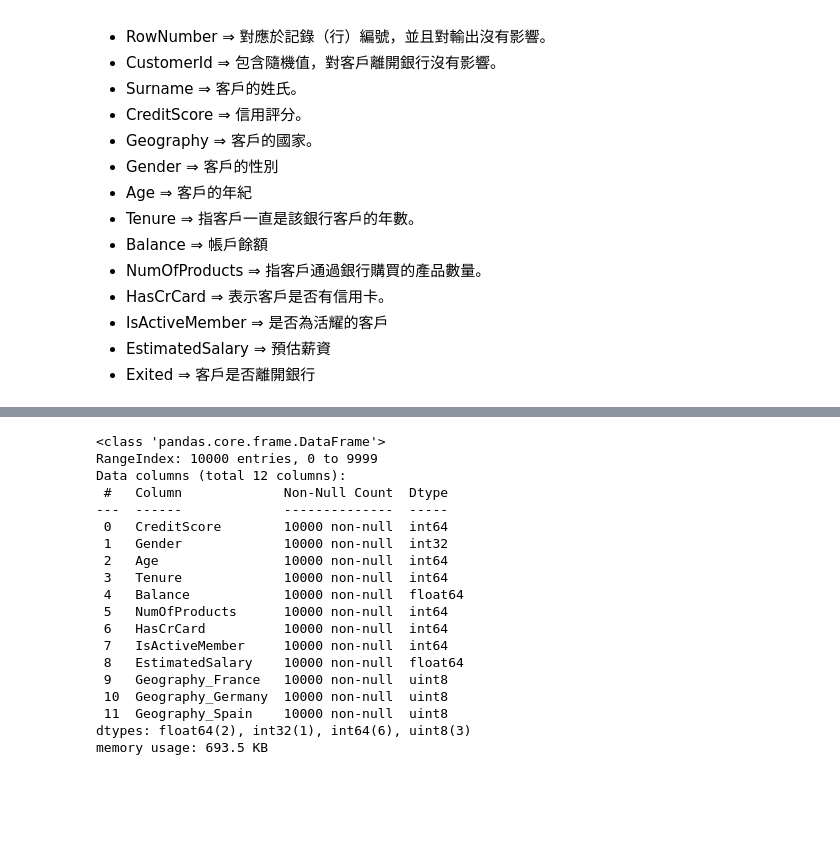
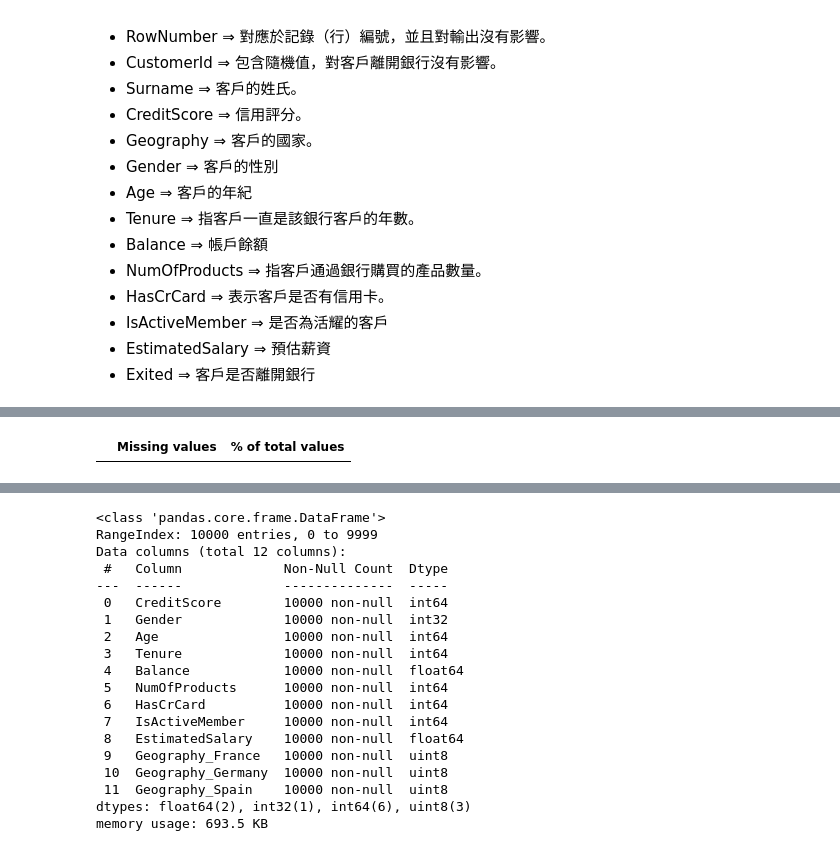
Before and after one commit to ALINYIWEN/Kaggle-Competitions, a Jupyter notebook: Bank Churn Predict.ipynb, the cells around one changed output, grey strips where cells are left out. Saved outputs shown, nothing was run; the diff lists cells and outputs as text; code cells hidden in the pictures; blank space fills up the shorter version.

```diff
--- a/Bank Churn Predict.ipynb
+++ b/Bank Churn Predict.ipynb
@@ -60,6 +60,8 @@ plt.rcParams['axes.unicode_minus'] = False
 # 忽略警告
 import warnings
 warnings.filterwarnings("ignore")
+# 避開科學記號顯示數值
+pd.set_option('display.float_format',lambda x:'%f' % x)
 # %%
 # 載入資料集
 dataset = pd.read_csv('./data/Bank Churn Predict/Bank_Churn_Predict.csv')
@@ -74,3 +118,29 @@ dataset.head()
+# %%
+def missing_value_table(df):
+
+    # 計算所有的缺失值
+    mis_val = df.isnull().sum()
+
+    # 佔 % 比
+    mis_val_percent = 100 * df.isnull().sum() / len(df)
+
+    # 合併
+    mis_val_table = pd.concat([mis_val, mis_val_percent], axis=1)
+
+    # 給予合併的表格 每個column各一個新名字
+    mis_val_rename = mis_val_table.rename(columns = {0:'Missing values', 1:'% of total values'})
+
+    # 剔除沒有缺失值的 並 排序
+    # 判斷所有數據中的第一 row .iloc[:,1]!=0] 不等於 0的
+    # .iloc[:,1] 代表Missing value 那個 column
+    mis_val_rename = mis_val_rename[mis_val_rename.iloc[:,1]!=0].sort_values('% of total values',ascending=True)
+
+    return mis_val_rename
+
+# 展示缺失值
+missing_value_table(dataset)[:10]
+# %% [output]
+|  | Missing values | % of total values |
 # %%
 # 訓練資料處理
 y = dataset['Exited']
```
Also changed, not shown: parts of 12 cells of this notebook, 2 other files.
